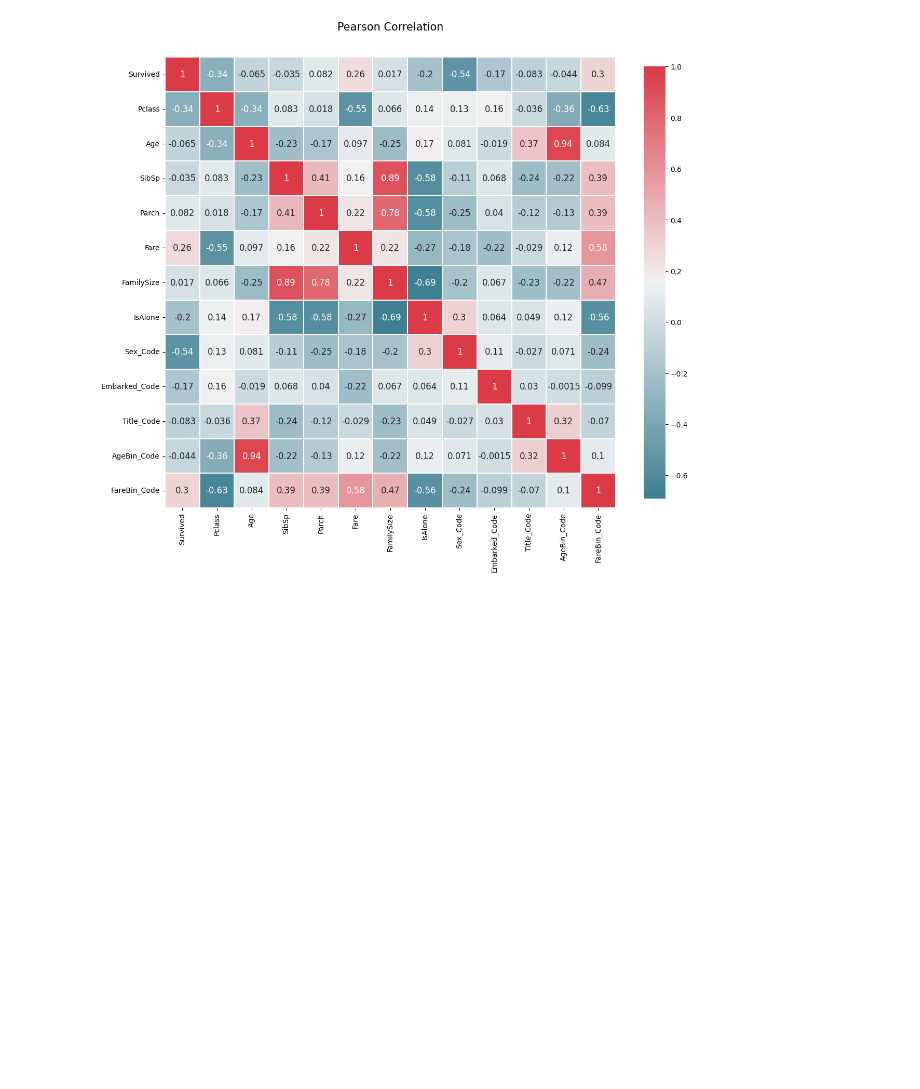
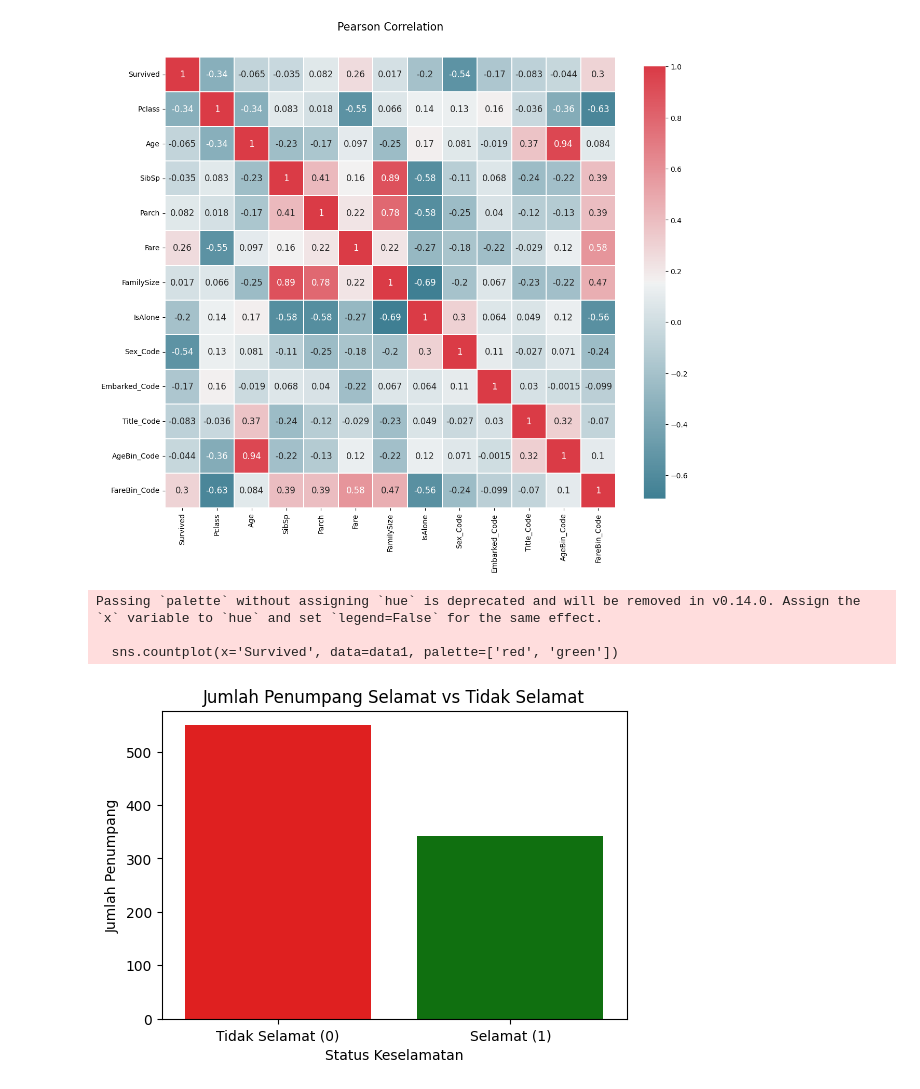
Before and after one commit to nafilafiryal/data_mining, a Jupyter notebook: 4_CleaningData.ipynb, the cells around one changed output. Drawn from its saved outputs; the diff is of its cells as text; code cells hidden in the pictures; blank space fills up the shorter version.

```diff
--- a/4_CleaningData.ipynb
+++ b/4_CleaningData.ipynb
@@ -411,3 +411,16 @@ def correlation_heatmap(df):
 correlation_heatmap(data1)
 # %% [output]
 [figure]
+# %%
+plt.figure(figsize=(6, 4))
+sns.countplot(x='Survived', data=data1, palette=['red', 'green'])
+plt.title('Jumlah Penumpang Selamat vs Tidak Selamat')
+plt.xticks([0, 1], ['Tidak Selamat (0)', 'Selamat (1)'])
+plt.xlabel('Status Keselamatan')
+plt.ylabel('Jumlah Penumpang')
+plt.show()
+# %% [output]
+Passing `palette` without assigning `hue` is deprecated and will be removed in v0.14.0. Assign the `x` variable to `hue` and set `legend=False` for the same effect.
+
+  sns.countplot(x='Survived', data=data1, palette=['red', 'green'])
+[figure, added]
```
Also changed, not shown: parts of 5 cells of this notebook.
